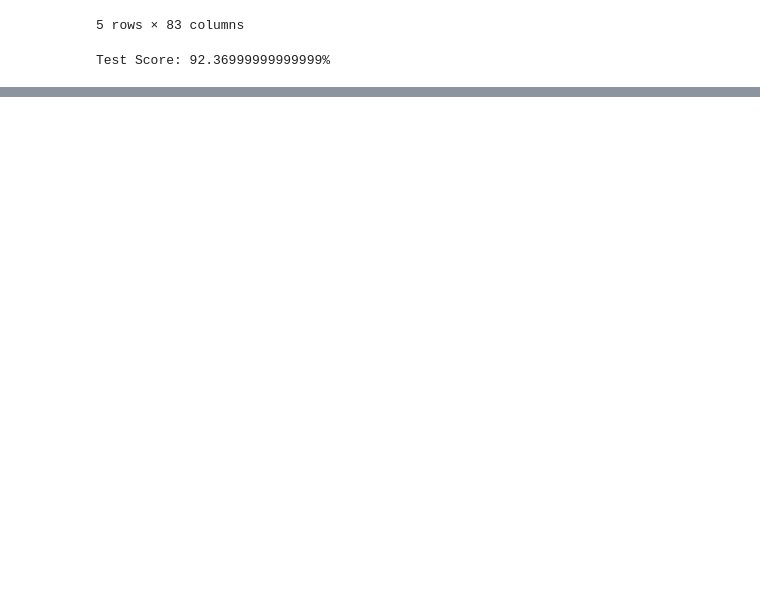
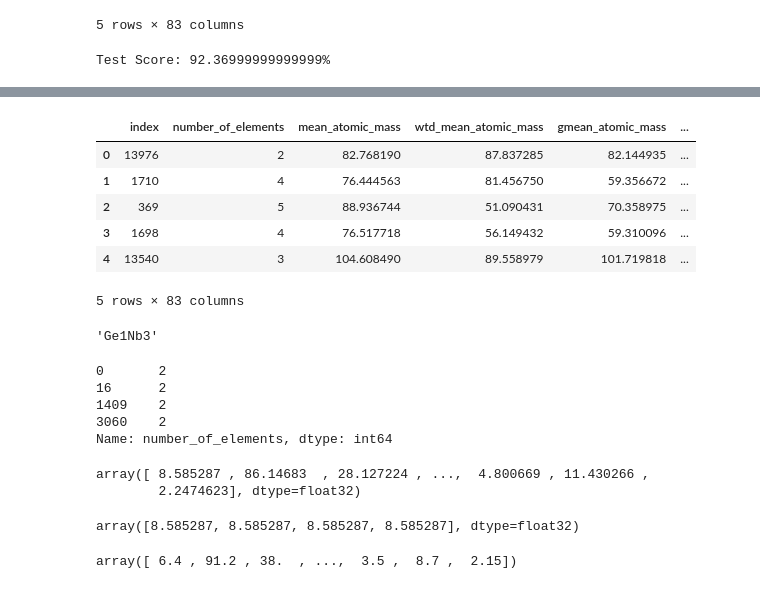
Before and after one commit to AymanSulaiman/superconductor-analysis-and-prediction, a Jupyter notebook: XGBoost_exploration.ipynb, the cells around one changed output, grey strips where cells are left out. Drawn from its saved outputs; the diff is of its cells as text; code cells hidden in the pictures; blank space fills up the shorter version.

```diff
--- a/XGBoost_exploration.ipynb
+++ b/XGBoost_exploration.ipynb
@@ -226,0 +265,41 @@ regressor.save_model('model_from_data_no_elements.txt')
+# %%
+w = X_test_copy.reset_index()
+w.head()
+# %% [output]
+|  | index | number_of_elements | mean_atomic_mass | wtd_mean_atomic_mass | gmean_atomic_mass | ... |
+| 0 | 13976 | 2 | 82.768190 | 87.837285 | 82.144935 | ... |
+| 1 | 1710 | 4 | 76.444563 | 81.456750 | 59.356672 | ... |
+| 2 | 369 | 5 | 88.936744 | 51.090431 | 70.358975 | ... |
+| 3 | 1698 | 4 | 76.517718 | 56.149432 | 59.310096 | ... |
+| 4 | 13540 | 3 | 104.608490 | 89.558979 | 101.719818 | ... |
+5 rows × 83 columns
+# %%
+materia = 'Ge1Nb3'
+materia
+# %% [output]
+'Ge1Nb3'
+# %%
+q = w[w.material == materia].number_of_elements
+q
+# %% [output]
+0       2
+16      2
+1409    2
+3060    2
+Name: number_of_elements, dtype: int64
+# %%
+y_test_pred_proto = regressor.predict(X_test_no_material)
+
+y_test_pred = y_test_pred_proto
+y_test_pred
+# %% [output]
+array([ 8.585287 , 86.14683  , 28.127224 , ...,  4.800669 , 11.430266 ,
+        2.2474623], dtype=float32)
+# %%
+y_test_pred[w[w.material == materia].index]
+# %% [output]
+array([8.585287, 8.585287, 8.585287, 8.585287], dtype=float32)
+# %%
+np.array(y_test).ravel()
+# %% [output]
+array([ 6.4 , 91.2 , 38.  , ...,  3.5 ,  8.7 ,  2.15])
```
Also changed, not shown: parts of 5 cells of this notebook, 1 other file.
